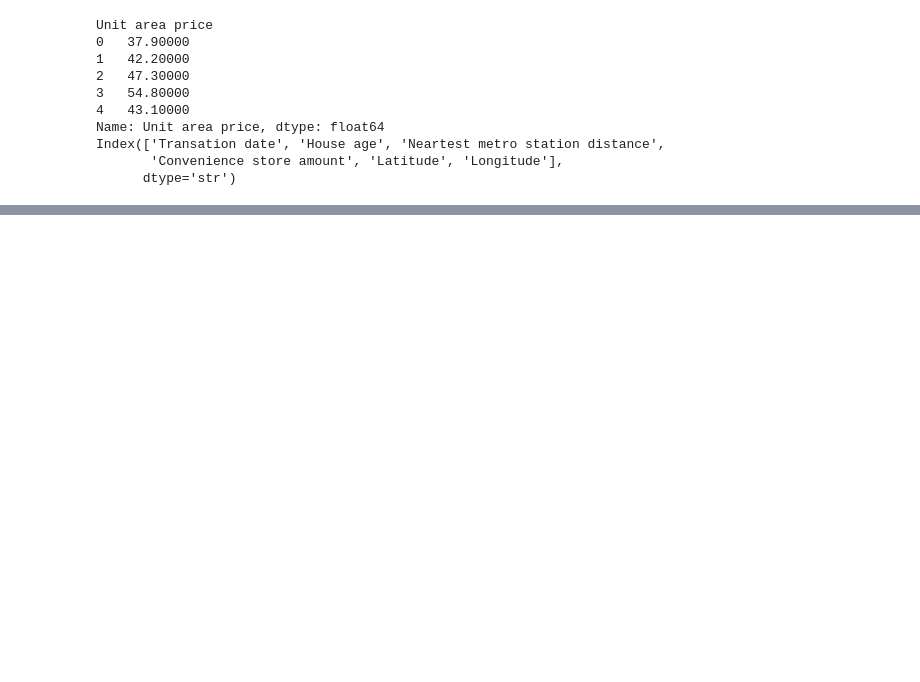
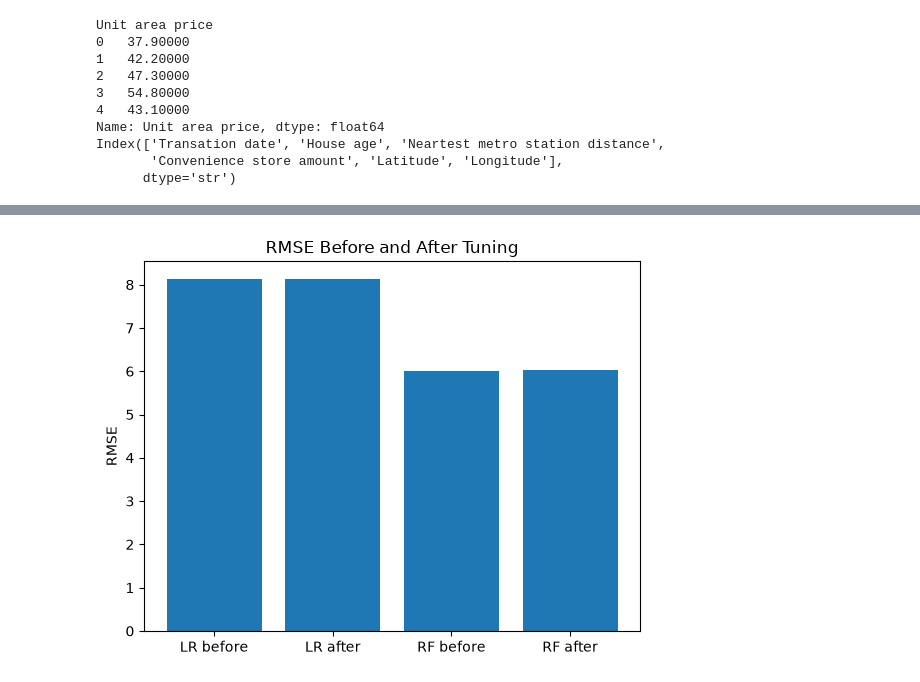
Before and after one commit to sba26097-ai/ML-CA_1, a Jupyter notebook: CA_1_ML.ipynb, the cells around one changed output, grey strips where cells are left out. Cells and saved outputs as stored; diff of their text form; code cells hidden in the pictures; blank space fills up the shorter version.

```diff
--- a/CA_1_ML.ipynb
+++ b/CA_1_ML.ipynb
@@ -432,0 +648,3 @@ plt.show()
+# %%
+grid = GridSearchCV(RandomForestRegressor(random_state=102),param,cv=10,scoring='r2')
+grid.fit(X_train, y_train)
@@ -432,0 +663,6 @@ plt.show()
+# %%
+best_model_random = grid.best_estimator_
+y_pred = best_model_random.predict(X_test)
+print("MAE:", mean_absolute_error(y_test, y_pred))
+print("RMSE:", mean_squared_error(y_test, y_pred) ** 0.5)
+print("R2:", r2_score(y_test, y_pred))
@@ -432,0 +684,10 @@ plt.show()
+# %%
+# before after tuning LR
+mae_lr_tuned = mean_absolute_error(y_test, y_pred_lr_model)
+rmse_lr_tuned = mean_squared_error(y_test, y_pred_lr_model) ** 0.5
+r2_lr_tuned = r2_score(y_test, y_pred_lr_model)
+# %%
+# before after tuning RF
+mae_rf_tuned = mean_absolute_error(y_test, y_pred)
+rmse_rf_tuned = mean_squared_error(y_test, y_pred) ** 0.5
+r2_rf_tuned = r2_score(y_test, y_pred)
@@ -432,0 +713,7 @@ plt.show()
+# %%
+plt.bar(['LR before', 'LR after', 'RF before', 'RF after'],[rmse_lr_25, rmse_lr_tuned, rmse_rf_25, rmse_rf_tuned])
+plt.title('RMSE Before and After Tuning')
+plt.ylabel('RMSE')
+plt.show()
+# %% [output]
+[figure, added]
```
Also changed, not shown: parts of 46 cells of this notebook.
